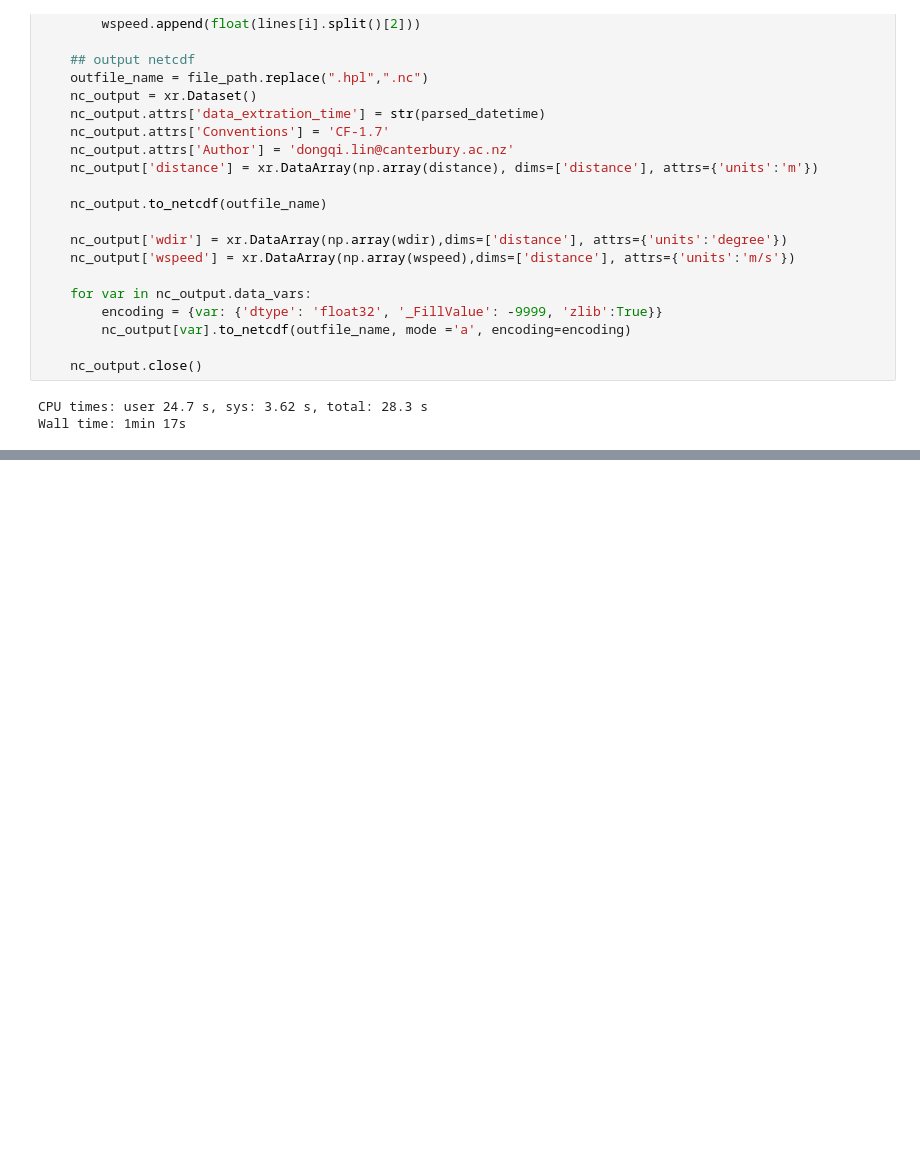
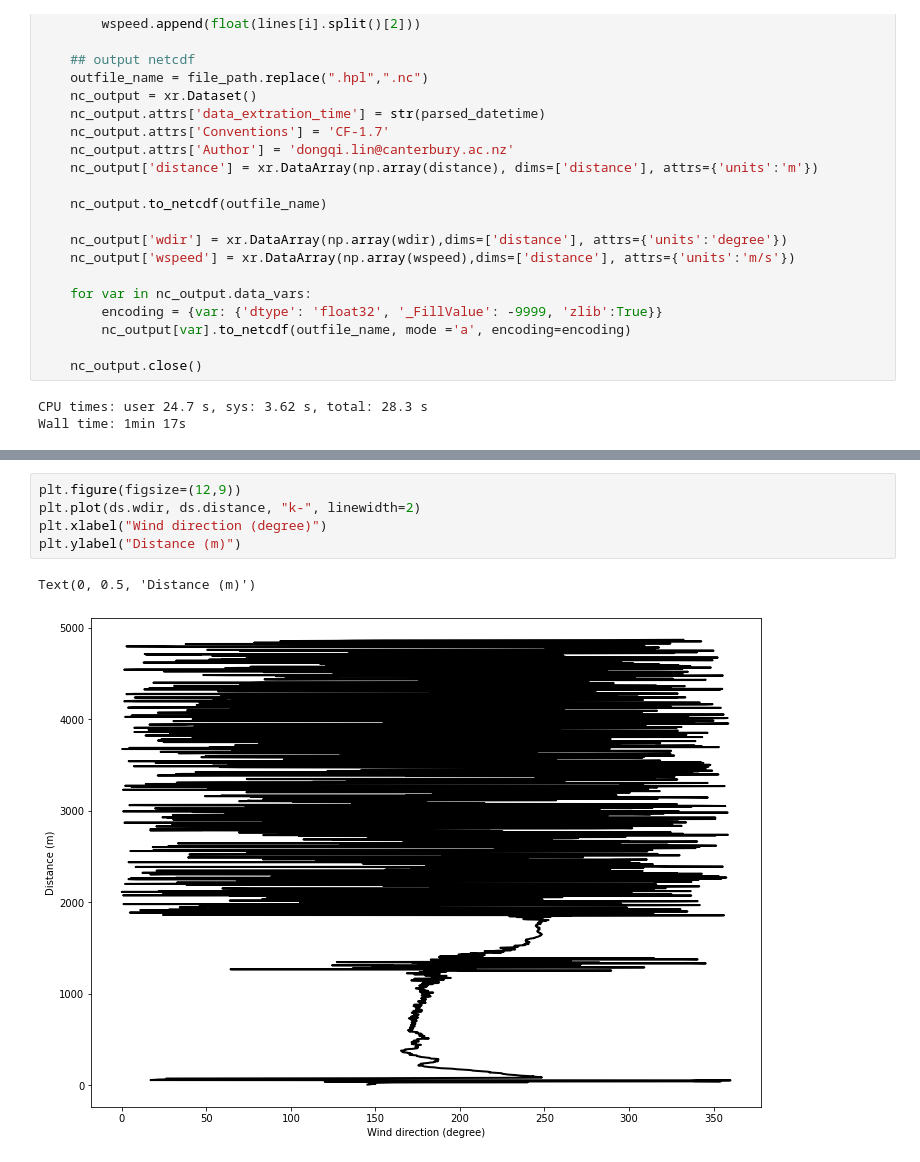
Before and after one commit to dongqi-DQ/HALO_lidar_toolbox, a Jupyter notebook: lidar_processed_wind.ipynb, the cells around one changed output, grey strips where cells are left out. Saved outputs shown, nothing was run; the diff lists cells and outputs as text; blank space fills up the shorter version.

```diff
--- a/lidar_processed_wind.ipynb
+++ b/lidar_processed_wind.ipynb
@@ -58,0 +71,8 @@ Wall time: 1min 17s
+# %%
+plt.figure(figsize=(12,9))
+plt.plot(ds.wdir, ds.distance, "k-", linewidth=2)
+plt.xlabel("Wind direction (degree)")
+plt.ylabel("Distance (m)")
+# %% [output]
+Text(0, 0.5, 'Distance (m)')
+[figure, added]
```
Also changed, not shown: parts of 3 cells of this notebook.
